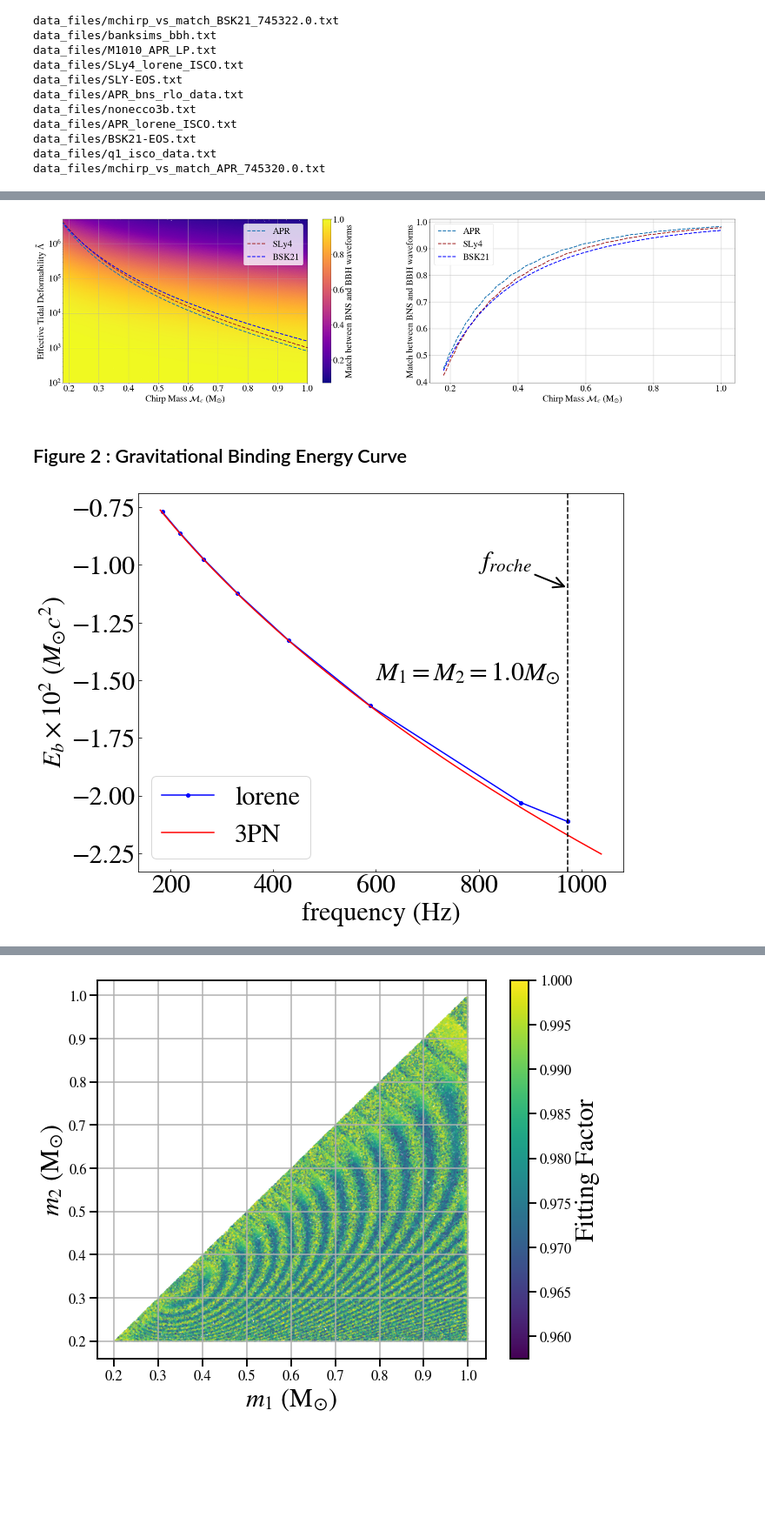
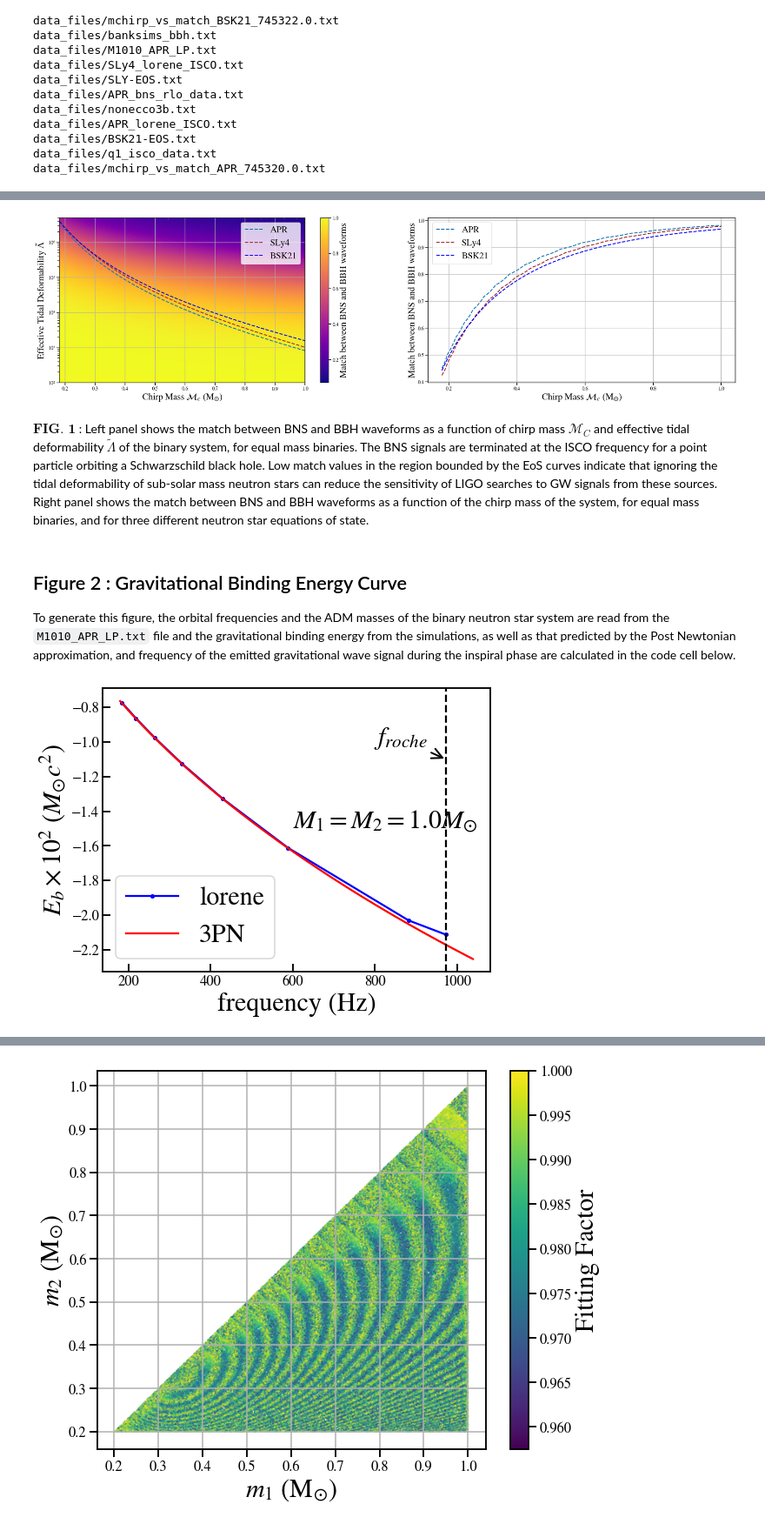
Before and after one commit to sugwg/sub-solar-ns-detectability, a Jupyter notebook: data_release.ipynb, the cells around one changed output, grey strips where cells are left out. Shown at 87% size. Drawn from its saved outputs; the diff is of its cells as text; code cells hidden in the pictures; blank space fills up the shorter version.

Commit message:
Updated notebook for generating figures

```diff
--- a/data_release.ipynb
+++ b/data_release.ipynb
@@ -1,4 +63,5 @@
 # %%
+#Import modules
 import os
 import matplotlib.pyplot as plt
 from matplotlib import rcParams
@@ -8,8 +71,8 @@ rcParams["mathtext.fontset"] = "stix"
 rcParams['figure.figsize']=(35,10)
 rcParams['axes.labelsize'] = 18
 rcParams['axes.titlesize'] = 14
-rcParams['xtick.labelsize'] = 30
-rcParams['ytick.labelsize'] = 30
+rcParams['xtick.labelsize'] = 20
+rcParams['ytick.labelsize'] = 20
 rcParams['legend.fontsize']=12
 from pycbc.conversions import f_schwarzchild_isco,lambda_tilde,mchirp_from_mass1_mass2
 import numpy as np
@@ -41,4 +135,6 @@ data_files/mchirp_vs_match_APR_745320.0.txt
 # %%
+import seaborn as sns
+sns.set_context('talk')
 rcParams['figure.figsize']=(40,10)
 mass,lmd,overlap = np.loadtxt('data_files/q1_isco_data.txt',unpack=True)
 apr_mchirp,apr_match,_,_,_,_,_=np.loadtxt('data_files/mchirp_vs_match_APR_745320.0.txt',unpack=True)
@@ -76,13 +172,17 @@ ax2.legend(loc='upper left',fontsize=30)
 ax2.grid()
 
 plt.show()
-fig.savefig('./Plots/overlap_mass_lambda.png')
+fig.savefig('./Plots/Figure1_overlap_mass_lambda.png')
 # %% [output]
-[figure, old version]
+[figure, new version]
+# %% [markdown]
+$\textbf{FIG. 1}$ : Left panel shows the match between BNS and BBH waveforms as a function of chirp mass $\mathcal{M}_C$ and effective tidal deformability $\tilde{\Lambda}$ of the binary system, for equal mass binaries. The BNS signals are terminated at the ISCO frequency for a point particle orbiting a Schwarzschild black hole. Low match values in the region bounded by the EoS curves indicate that ignoring the tidal deformability of sub-solar mass neutron stars can reduce the sensitivity of LIGO searches to GW signals from these sources. Right panel shows the match between BNS and BBH waveforms as a function of the chirp mass of the system, for equal mass binaries, and for three different neutron star equations of state.
 # %% [markdown]
 ## Figure 2 : Gravitational Binding Energy Curve
+
+To generate this figure, the orbital frequencies and the ADM masses of the binary neutron star system are read from the `M1010_APR_LP.txt` file and the gravitational binding energy from the simulations, as well as that predicted by the Post Newtonian approximation,  and frequency of the emitted gravitational wave signal during the inspiral phase are calculated in the code cell below.
 # %%
-rcParams['figure.figsize']=(10,8)
+rcParams['figure.figsize']=(8,6)
 
 
 f1,adm= np.loadtxt("data_files/M1010_APR_LP.txt", usecols =(0,1) , unpack = True )
@@ -95,32 +195,32 @@ fgw=2*f1
 f3=np.arange(180,1040,1)
 m1=2.0
 mo=1.989*10**30
 G=6.67*10**(-11)
 c=3*10**8
 r=(2*math.pi*G*mo)/c**3
 
 o2=r*m1*f3/2
 pn3=(-1/8*(o2**(2/3))+37/384*(o2**(4/3))+1069/3072*(o2**(2))+(5/3072)*(41*math.pi**2-285473/864)*(o2**(8/3)))*m1
 
 eb=2*adm-m1
 
 
 fig, ax = plt.subplots()
 ax.plot(fgw,eb*100,'b-o',markersize=4,label='lorene')
 ax.plot(f3,pn3*100,'r',label='3PN')
 
 ax.set_xlabel('frequency (Hz)', fontsize=30)
 ax.set_ylabel(r'$E_{b} \times 10^{2}$ $(M_{\odot}c^{2})$', fontsize=30)
 ax.tick_params(direction='in')
 
 plt.axvline(x=fgw[-1], color='k', ls='--')
 
 plt.text(600,-1.5,r'$M_1 = M_2 = 1.0 M_{\odot}$',fontsize=30)
 plt.annotate(r'$f_{roche}$', xy=(fgw[-1], -1.1),  xycoords='data',
             xytext=(0.7, 0.8), textcoords='axes fraction',
             arrowprops=dict(arrowstyle= '->', color='black', lw=2, ls='-'), fontsize=30)
 plt.legend(loc='best',fontsize=30)
 plt.show()
-fig.savefig('./Plots/E_b_vs_frequency.png')
+fig.savefig('./Plots/Figure2_E_b_vs_frequency.png')
 # %% [output]
-[figure, old version]
+[figure, new version]
```
Also changed, not shown: parts of 17 cells of this notebook.
